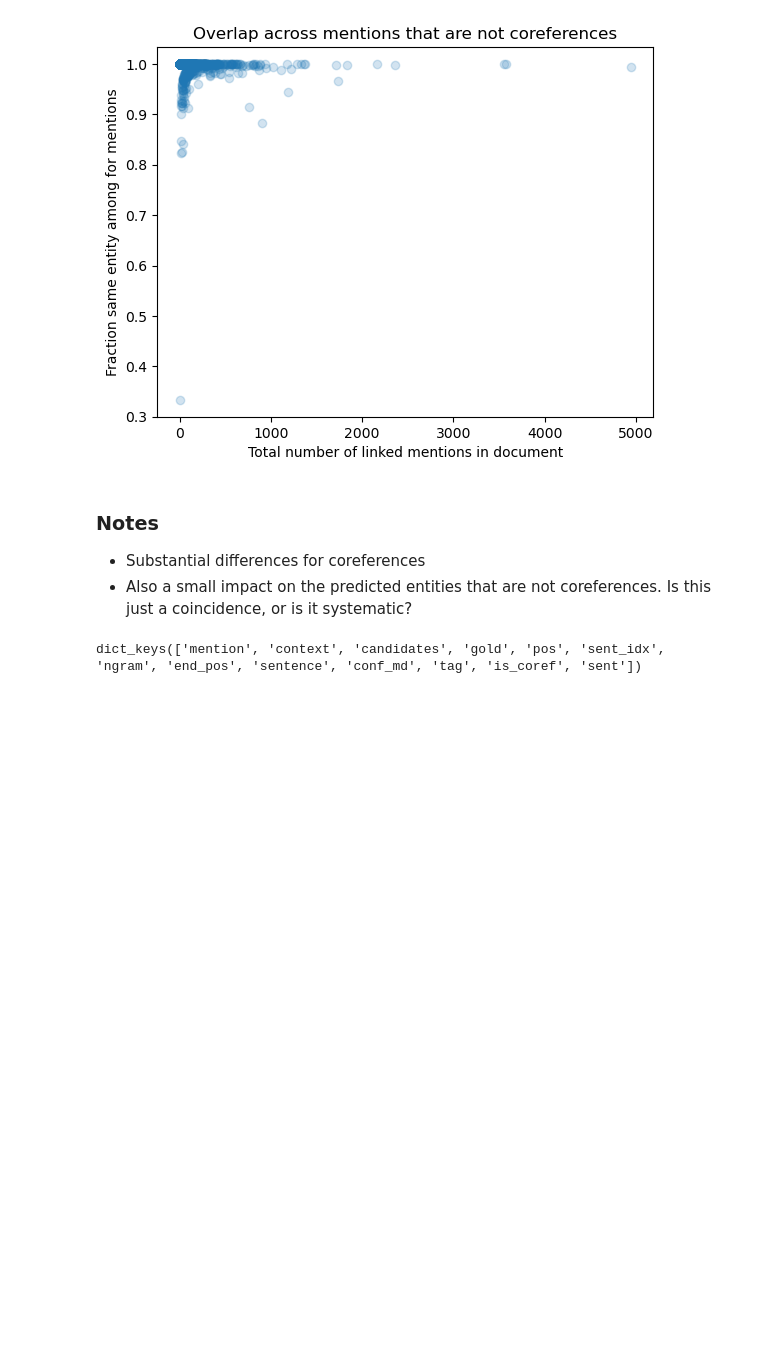
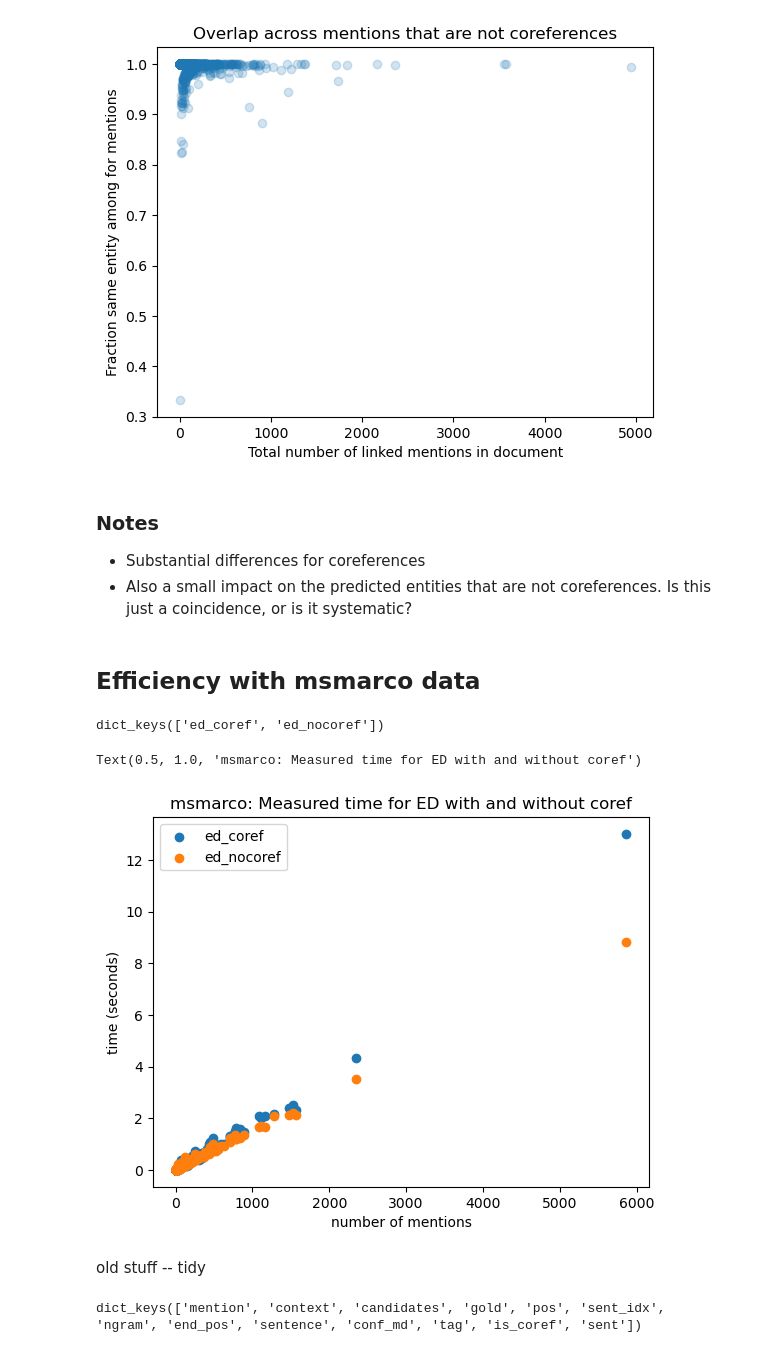
Before and after one commit to f-hafner/explore_coref, a Jupyter notebook: overview.ipynb, the cells around one changed output. Saved outputs shown, nothing was run; the diff lists cells and outputs as text; code cells hidden in the pictures; blank space fills up the shorter version.

Commit message:
add plot for timing msmarco

```diff
--- a/overview.ipynb
+++ b/overview.ipynb
@@ -441,6 +441,45 @@ Average overlap across documents (unweighted) for no_coref: 0.999
 ### Notes
 - Substantial differences for coreferences
 - Also a small impact on the predicted entities that are not coreferences. Is this just a coincidence, or is it systematic?
+# %% [markdown]
+## Efficiency with msmarco data
+# %%
+n_docs = 1000
+files = os.listdir(f"{datapath}msmarco/timing/")
+files = [f for f in files if str(n_docs) in f]
+
+timing_msmarco = {}
+
+for f in files:
+    with open(f"{datapath}msmarco/timing/{f}", "rb") as file:
+        key = re.sub(f"_ndocs_{n_docs}.pickle", "", f)
+        timing_msmarco[key] = pickle.load(file)
+
+for key, data in timing_msmarco.items():
+    df = pd.DataFrame.from_dict(data, orient="index").reset_index(names="docid")
+    timing_msmarco[key] = df
+# %%
+
+timing_msmarco.keys()
+# %% [output]
+dict_keys(['ed_coref', 'ed_nocoref'])
+# %%
+fig, ax = plt.subplots()
+
+for lbl, d in timing_msmarco.items():
+    x = d['n_mentions']
+    y = d['timing_ed']
+    ax.scatter(x=x, y=y, label=lbl)
+
+ax.legend()
+ax.set_xlabel("number of mentions")
+ax.set_ylabel("time (seconds)")
+ax.set_title("msmarco: Measured time for ED with and without coref")
+# %% [output]
+Text(0.5, 1.0, 'msmarco: Measured time for ED with and without coref')
+[figure, added]
+# %% [markdown]
+old stuff -- tidy
 # %%
 
 predictions['aida_testB_50']['mentions']['1163testb'][0].keys()
```
